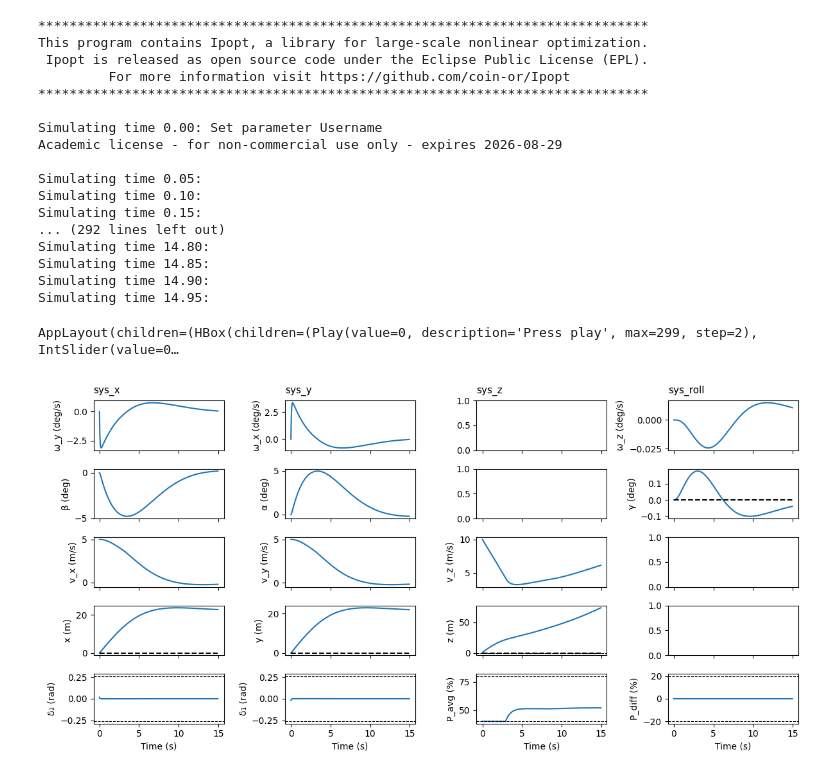
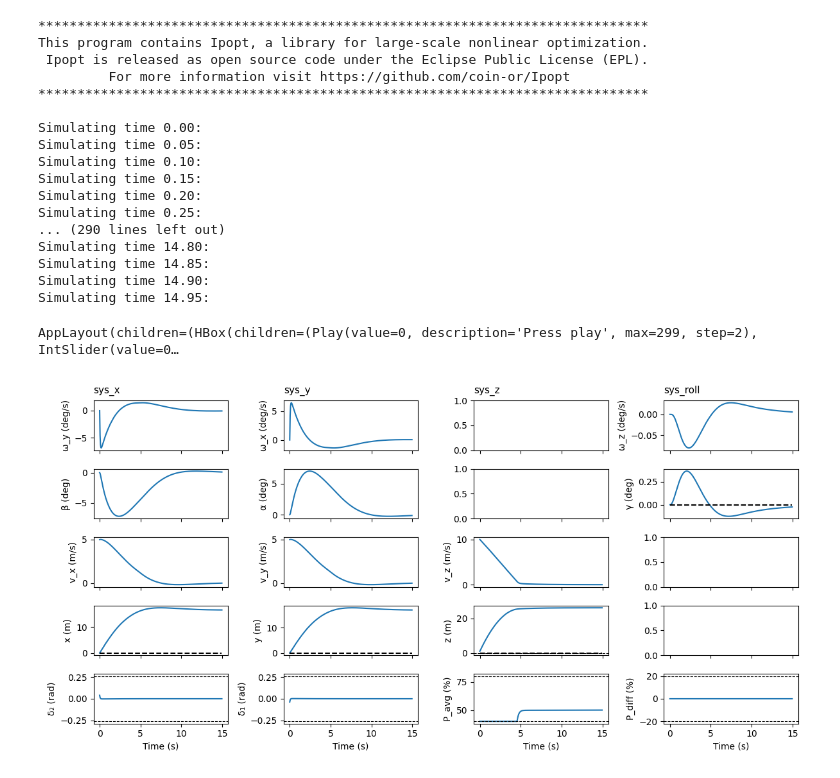
Before and after one commit to ujicrush/MPC-Course-EPFL, a Jupyter notebook: project/Deliverable_5_1/Deliverable_5_1.ipynb, the cells around one changed output. Saved outputs shown, nothing was run; the diff lists cells and outputs as text; code cells hidden in the pictures.

```diff
--- a/project/Deliverable_5_1/Deliverable_5_1.ipynb
+++ b/project/Deliverable_5_1/Deliverable_5_1.ipynb
@@ -22,7 +22,7 @@ rocket_obj_path = os.path.join(parent_dir, "Cartoon_rocket.obj")
 rocket_params_path = os.path.join(parent_dir, "rocket.yaml")
 # %%
 Ts = 0.05
-sim_time = 15; H = 5.0
+sim_time = 15; H = 7.0
 x0 = np.array([0, 0, 0, 0, 0, 0, 5, 5, 10, 0, 0, 1])  # initial state
 x_target = np.zeros((12,))
 
@@ -31,35 +31,35 @@ mpc = MPCVelControl().new_controller(rocket, Ts, H)
 
 # Static mass change and zero fuel rate
 rocket.mass = 1.5
 rocket.fuel_rate = 0.0
 t_cl, x_cl, u_cl, t_ol, x_ol, u_ol, ref = rocket.simulate_control(mpc, sim_time, H, x0, x_target=x_target, method='nonlinear')
 
 vis = RocketVis(rocket, rocket_obj_path)
 vis.anim_rate = 1.0
 vis.animate(t_cl[:-1], x_cl[:,:-1], u_cl, Ref=ref[:,:-1], T_ol=t_ol[...,:-1], X_ol=x_ol, U_ol=u_ol);
 
 # ==============================
 # Static plots for report
 # ==============================
 # Closed-loop plots
 plot_static_states_inputs(t_cl[:-1], x_cl[:, :-1], u_cl, Ref=ref[:, :-1])
 # %% [output]
 ******************************************************************************
 This program contains Ipopt, a library for large-scale nonlinear optimization.
  Ipopt is released as open source code under the Eclipse Public License (EPL).
          For more information visit https://github.com/coin-or/Ipopt
 ******************************************************************************
 
-Simulating time 0.00: Set parameter Username
-Academic license - for non-commercial use only - expires 2026-08-29
-
+Simulating time 0.00:
 Simulating time 0.05:
 Simulating time 0.10:
 Simulating time 0.15:
-... (292 lines left out)
+Simulating time 0.20:
+Simulating time 0.25:
+... (290 lines left out)
 Simulating time 14.80:
 Simulating time 14.85:
 Simulating time 14.90:
 Simulating time 14.95:
 AppLayout(children=(HBox(children=(Play(value=0, description='Press play', max=299, step=2), IntSlider(value=0…
-[figure, old version]
+[figure, new version]
```
Also changed, not shown: 12 other files.
